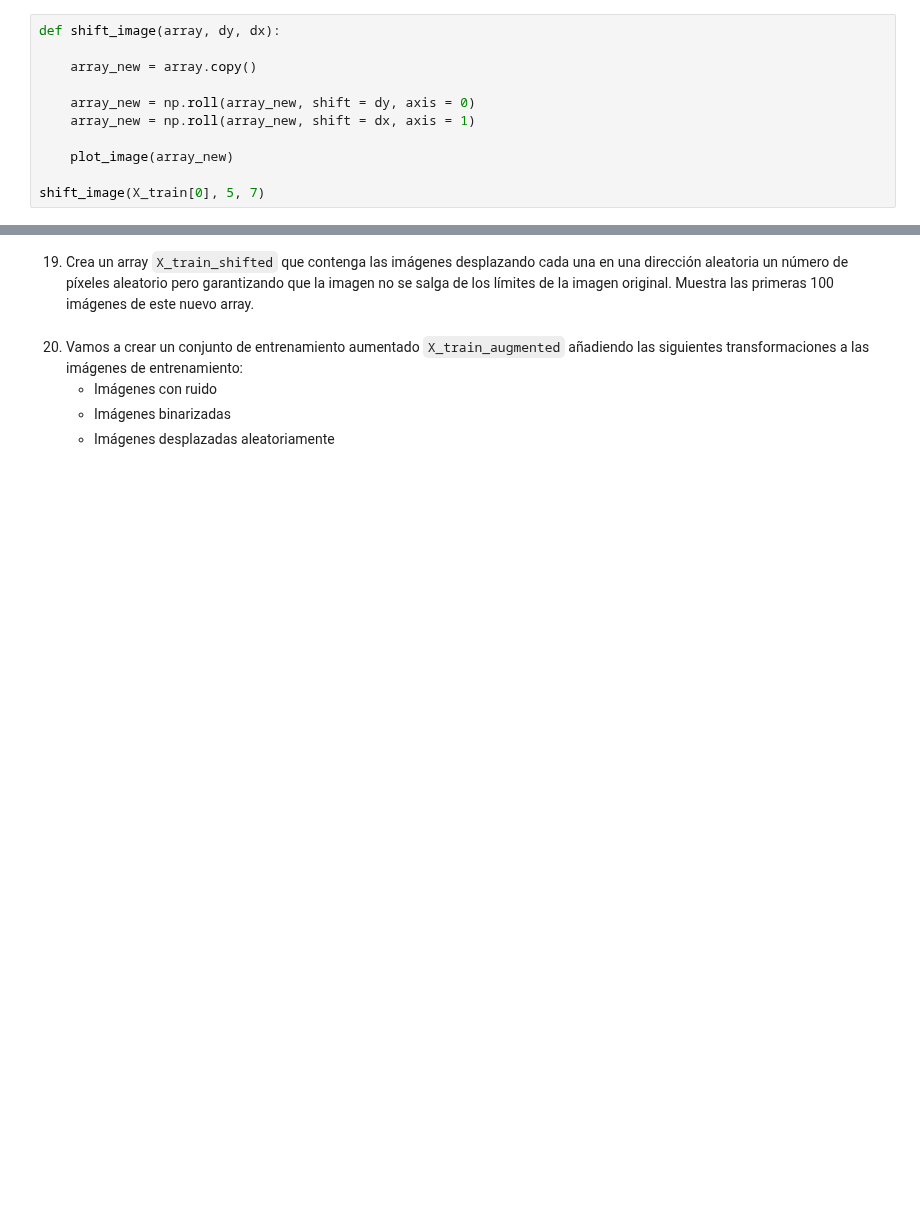
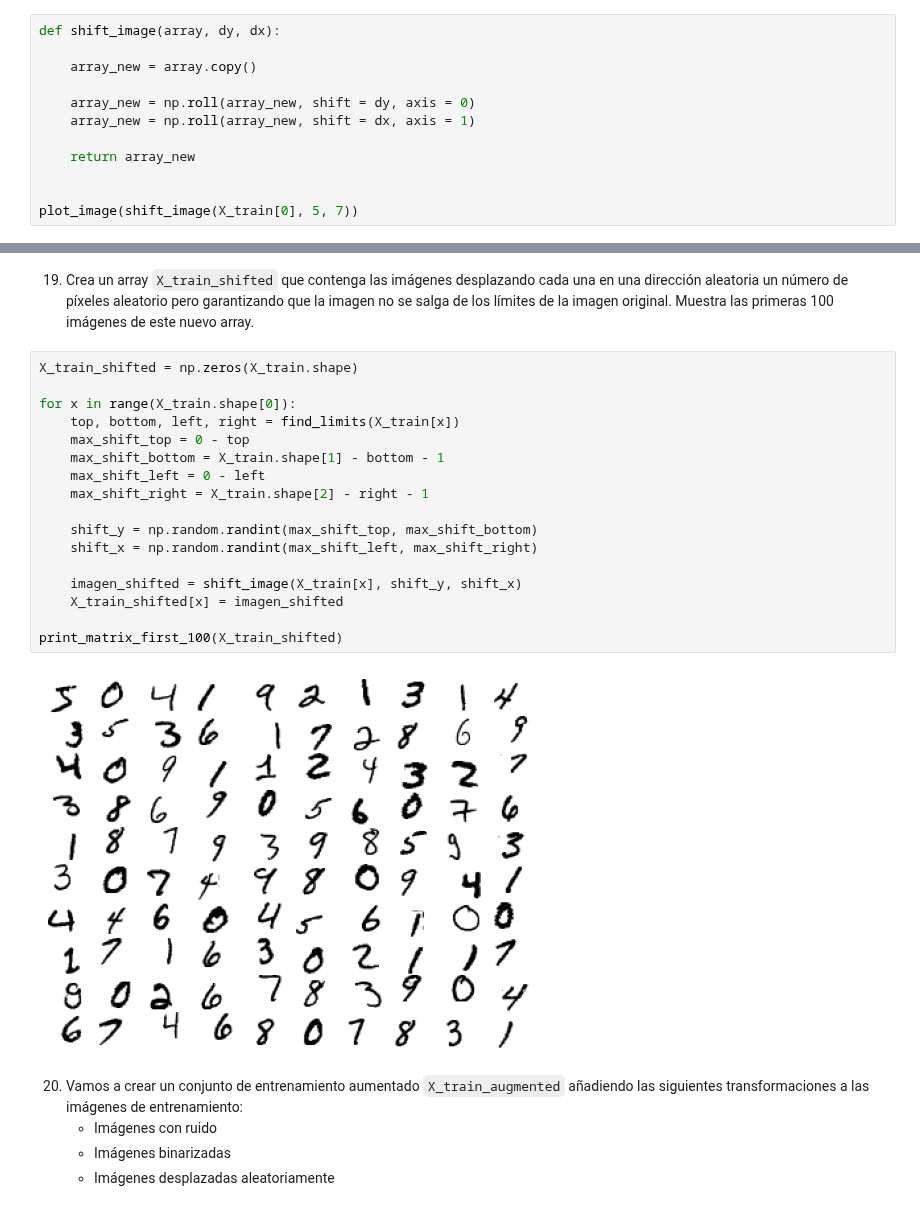
Before and after one commit to Mariorb88/pia, a Jupyter notebook: tarea5.ipynb, the cells around one changed output, grey strips where cells are left out. Saved outputs shown, nothing was run; the diff lists cells and outputs as text; blank space fills up the shorter version.

```diff
--- a/tarea5.ipynb
+++ b/tarea5.ipynb
@@ -341,9 +338,10 @@ def shift_image(array, dy, dx):
     array_new = np.roll(array_new, shift = dy, axis = 0)
     array_new = np.roll(array_new, shift = dx, axis = 1)
 
-    plot_image(array_new)
+    return array_new
 
-shift_image(X_train[0], 5, 7)
+
+plot_image(shift_image(X_train[0], 5, 7))
 # %% [output]
 [figure]
 # %% [markdown]
@@ -396,6 +394,25 @@ plot_image(imagen_cropped)
 [figure]
 # %% [markdown]
 19. Crea un array `X_train_shifted` que contenga las imágenes desplazando cada una en una dirección aleatoria un número de píxeles aleatorio pero garantizando que la imagen no se salga de los límites de la imagen original. Muestra las primeras 100 imágenes de este nuevo array.
+# %%
+X_train_shifted = np.zeros(X_train.shape)
+
+for x in range(X_train.shape[0]):
+    top, bottom, left, right = find_limits(X_train[x])
+    max_shift_top = 0 - top
+    max_shift_bottom = X_train.shape[1] - bottom - 1
+    max_shift_left = 0 - left
+    max_shift_right = X_train.shape[2] - right - 1
+
+    shift_y = np.random.randint(max_shift_top, max_shift_bottom)
+    shift_x = np.random.randint(max_shift_left, max_shift_right)
+
+    imagen_shifted = shift_image(X_train[x], shift_y, shift_x)
+    X_train_shifted[x] = imagen_shifted
+
+print_matrix_first_100(X_train_shifted)
+# %% [output]
+[figure, added]
 # %% [markdown]
 20. Vamos a crear un conjunto de entrenamiento aumentado `X_train_augmented` añadiendo las siguientes transformaciones a las imágenes de entrenamiento:
     - Imágenes con ruido
```
Also changed, not shown: parts of 4 cells of this notebook.
